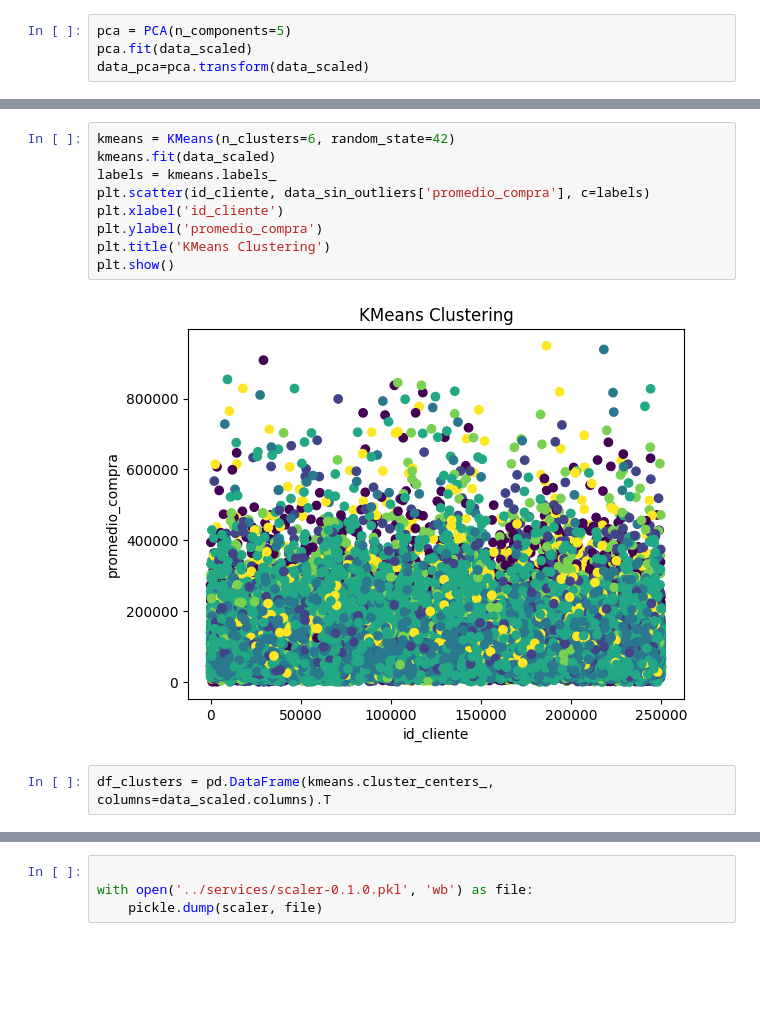
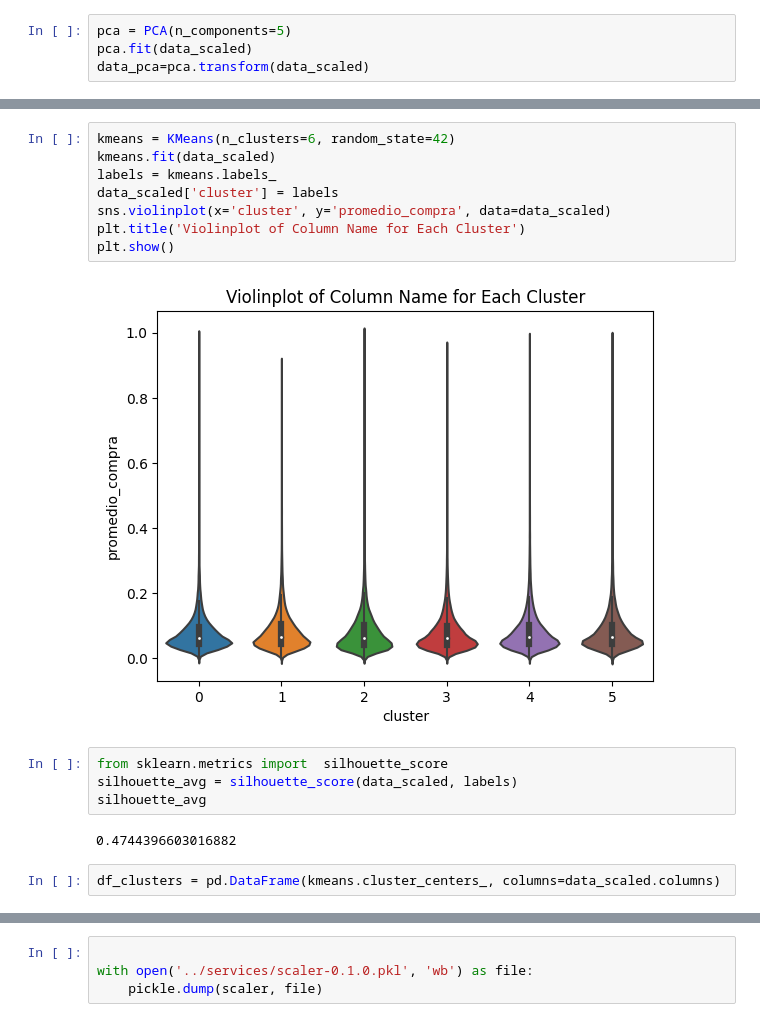
Before and after one commit to jmontoyavallejo/ETL---customer-experience-project, a Jupyter notebook: data_science_aproach/mlops/training/training_customer_experience.ipynb, the cells around one changed output, grey strips where cells are left out. Saved outputs shown, nothing was run; the diff lists cells and outputs as text; blank space fills up the shorter version.

Commit message:
update clientes simplicado

```diff
--- a/data_science_aproach/mlops/training/training_customer_experience.ipynb
+++ b/data_science_aproach/mlops/training/training_customer_experience.ipynb
@@ -220,13 +228,18 @@ plt.show()
 # %%
 kmeans = KMeans(n_clusters=6, random_state=42)
 kmeans.fit(data_scaled)
 labels = kmeans.labels_
-plt.scatter(id_cliente, data_sin_outliers['promedio_compra'], c=labels)
-plt.xlabel('id_cliente')
-plt.ylabel('promedio_compra')
-plt.title('KMeans Clustering')
+data_scaled['cluster'] = labels
+sns.violinplot(x='cluster', y='promedio_compra', data=data_scaled)
+plt.title('Violinplot of Column Name for Each Cluster')
 plt.show()
 # %% [output]
-[figure, old version]
+[figure, new version]
+# %%
+from sklearn.metrics import  silhouette_score
+silhouette_avg = silhouette_score(data_scaled, labels)
+silhouette_avg
+# %% [output]
+0.4744396603016882
 # %%
-df_clusters = pd.DataFrame(kmeans.cluster_centers_, columns=data_scaled.columns).T
+df_clusters = pd.DataFrame(kmeans.cluster_centers_, columns=data_scaled.columns)
```
Also changed, not shown: parts of 22 cells of this notebook, 5 other files.
